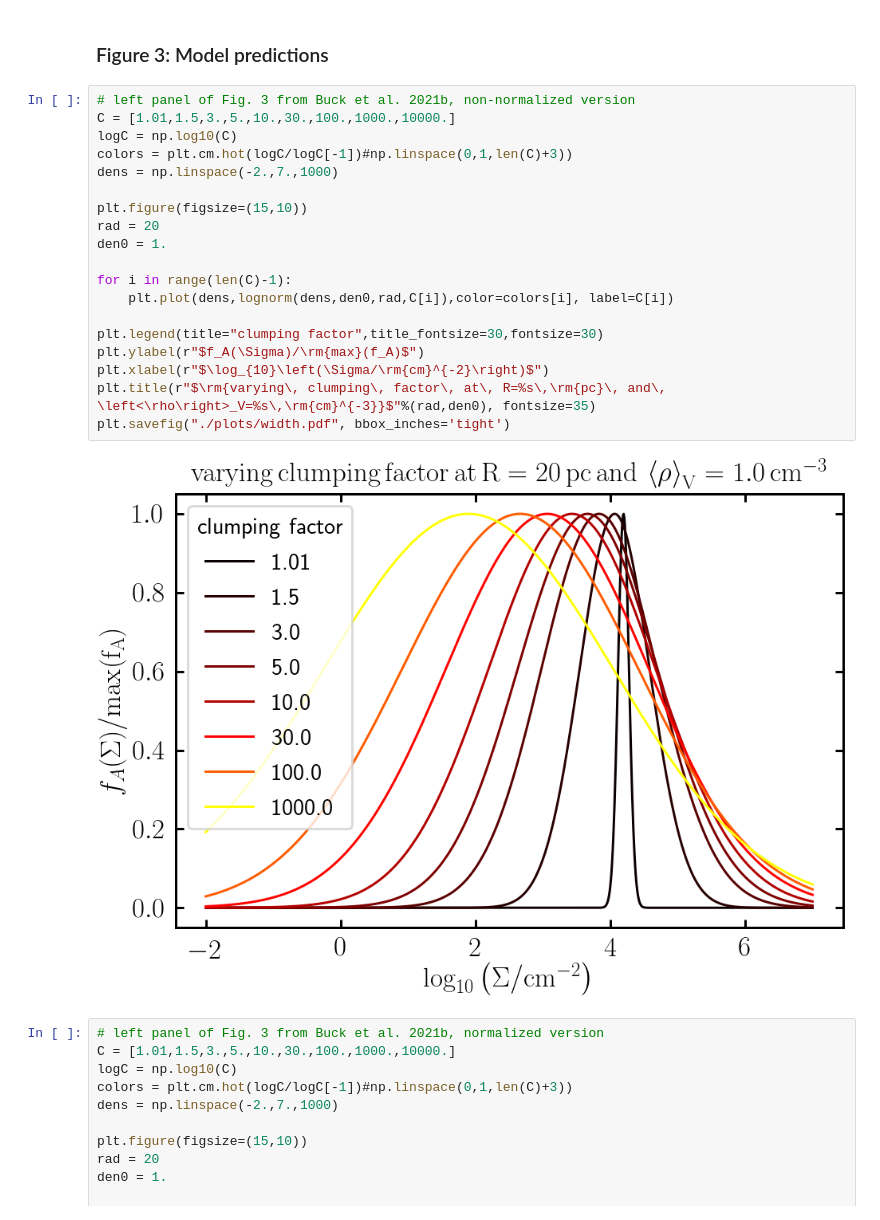
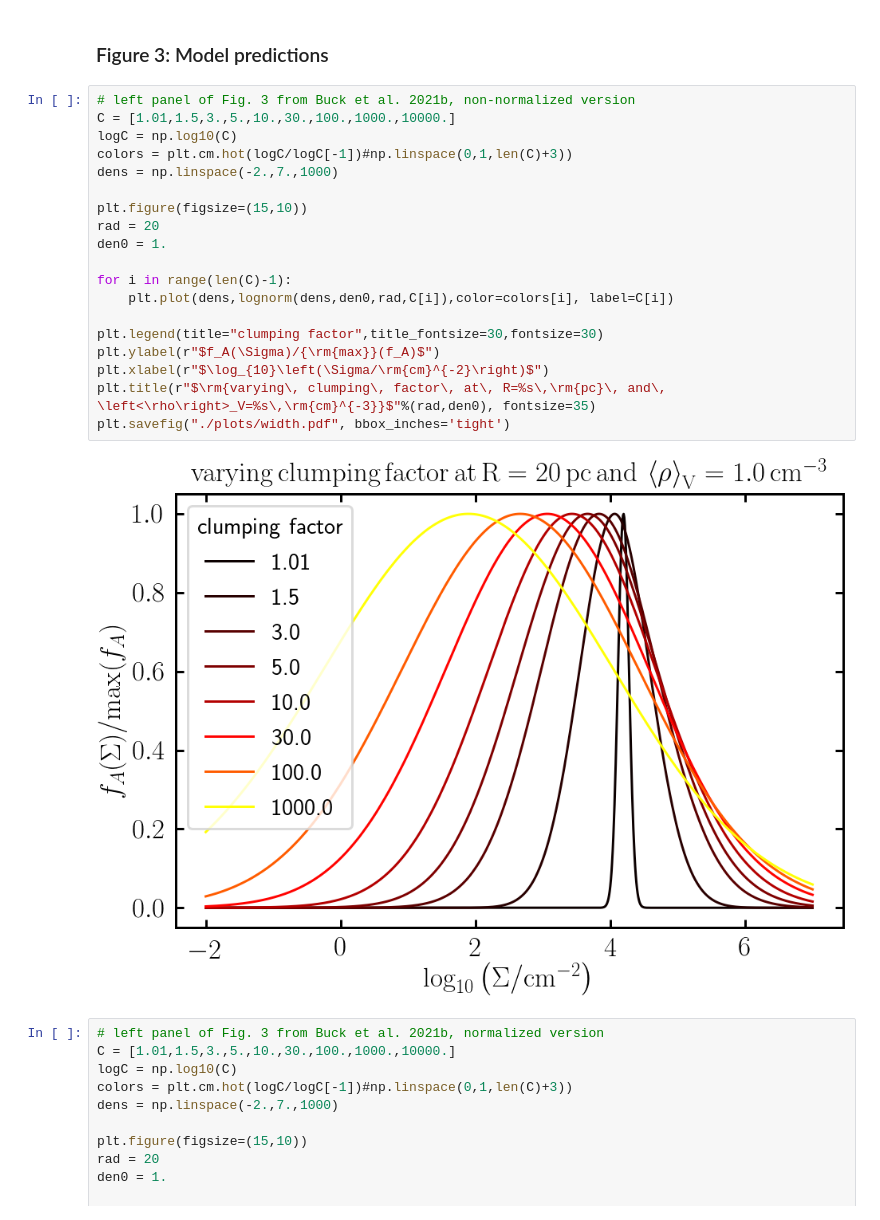
Before and after one commit to TobiBu/ISM_subgrid_clumping, a Jupyter notebook: ISM_subgrid_clumping.ipynb, the cells around one changed output. Saved outputs shown, nothing was run; the diff lists cells and outputs as text.

```diff
--- a/ISM_subgrid_clumping.ipynb
+++ b/ISM_subgrid_clumping.ipynb
@@ -230,24 +230,24 @@ def lognorm_norm(dens,dens_0,r,c):
 # %%
 # left panel of Fig. 3 from Buck et al. 2021b, non-normalized version
 C = [1.01,1.5,3.,5.,10.,30.,100.,1000.,10000.]
 logC = np.log10(C)
 colors = plt.cm.hot(logC/logC[-1])#np.linspace(0,1,len(C)+3))
 dens = np.linspace(-2.,7.,1000)
 
 plt.figure(figsize=(15,10))
 rad = 20
 den0 = 1.
 
 for i in range(len(C)-1):
     plt.plot(dens,lognorm(dens,den0,rad,C[i]),color=colors[i], label=C[i])
 
 plt.legend(title="clumping factor",title_fontsize=30,fontsize=30)
-plt.ylabel(r"$f_A(\Sigma)/\rm{max}(f_A)$")
+plt.ylabel(r"$f_A(\Sigma)/{\rm{max}}(f_A)$")
 plt.xlabel(r"$\log_{10}\left(\Sigma/\rm{cm}^{-2}\right)$")
 plt.title(r"$\rm{varying\, clumping\, factor\, at\, R=%s\,\rm{pc}\, and\, \left<\rho\right>_V=%s\,\rm{cm}^{-3}}$"%(rad,den0), fontsize=35)
 plt.savefig("./plots/width.pdf", bbox_inches='tight')
 # %% [output]
-[figure, old version]
+[figure, new version]
 # %%
 # left panel of Fig. 3 from Buck et al. 2021b, normalized version
 C = [1.01,1.5,3.,5.,10.,30.,100.,1000.,10000.]
```
Also changed, not shown: 1 other file.
